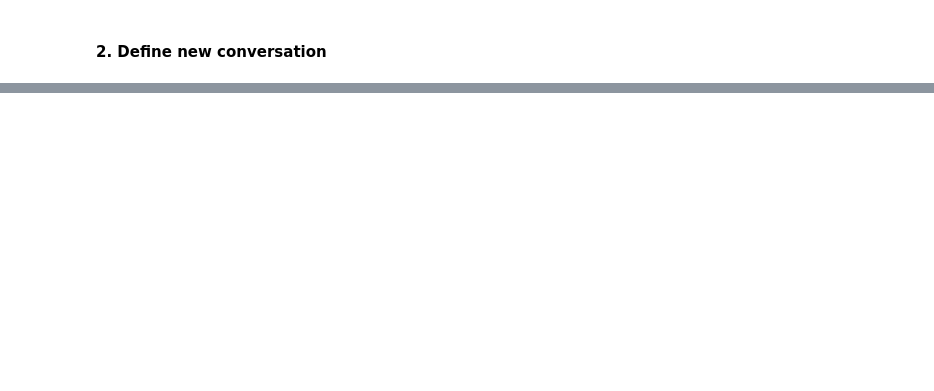
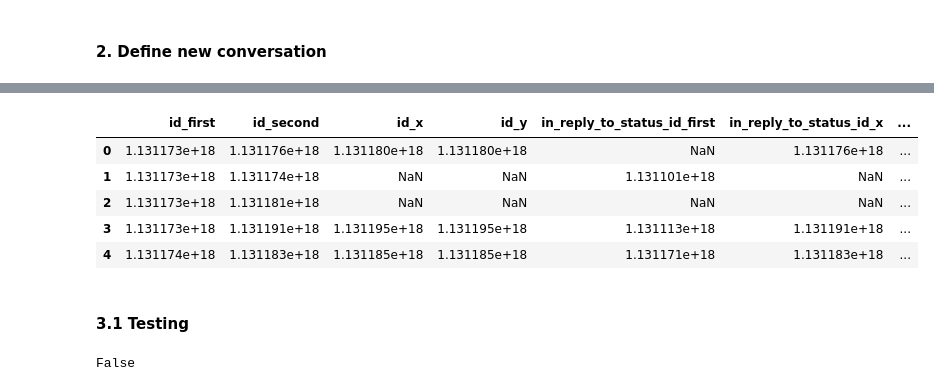
Before and after one commit to PhatLeBao-Phat/dbl-group-3, a Jupyter notebook: conversation.ipynb, the cells around one changed output, grey strips where cells are left out. Cells and saved outputs as stored; diff of their text form; code cells hidden in the pictures; blank space fills up the shorter version.

```diff
--- a/conversation.ipynb
+++ b/conversation.ipynb
@@ -162,0 +200,5 @@ Length: 15220, dtype: object
+# %%
+test_2 = test.merge(df_data,
+           left_on=['id_second', 'user_id_second'],
+           right_on=['in_reply_to_status_id', 'in_reply_to_user_id'],
+           how='left')
@@ -162,0 +207,20 @@ Length: 15220, dtype: object
+# %%
+test_3 = test_2.merge(df_data,
+           left_on=['id_second', 'user_id_second'],
+           right_on=['in_reply_to_status_id', 'in_reply_to_user_id'],
+           how='left')
+# %%
+test_3[sorted(test_3.columns)].head()
+# %% [output]
+|  | id_first | id_second | id_x | id_y | in_reply_to_status_id_first | in_reply_to_status_id_x | ... |
+| 0 | 1.131173e+18 | 1.131176e+18 | 1.131180e+18 | 1.131180e+18 | NaN | 1.131176e+18 | ... |
+| 1 | 1.131173e+18 | 1.131174e+18 | NaN | NaN | 1.131101e+18 | NaN | ... |
+| 2 | 1.131173e+18 | 1.131181e+18 | NaN | NaN | NaN | NaN | ... |
+| 3 | 1.131173e+18 | 1.131191e+18 | 1.131195e+18 | 1.131195e+18 | 1.131113e+18 | 1.131191e+18 | ... |
+| 4 | 1.131174e+18 | 1.131183e+18 | 1.131185e+18 | 1.131185e+18 | 1.131171e+18 | 1.131183e+18 | ... |
+# %% [markdown]
+#### 3.1 Testing
+# %%
+df_data.iloc[0].user_id in airlines_id.values()
+# %% [output]
+False
```
Also changed, not shown: parts of 30 cells of this notebook, 3 other files.
